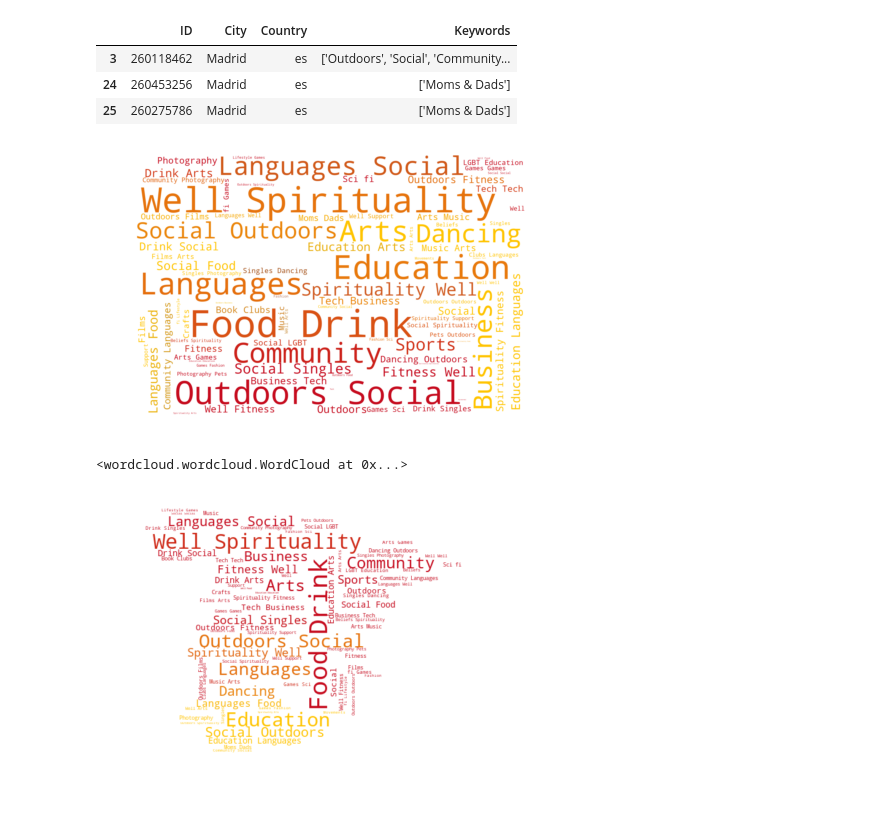
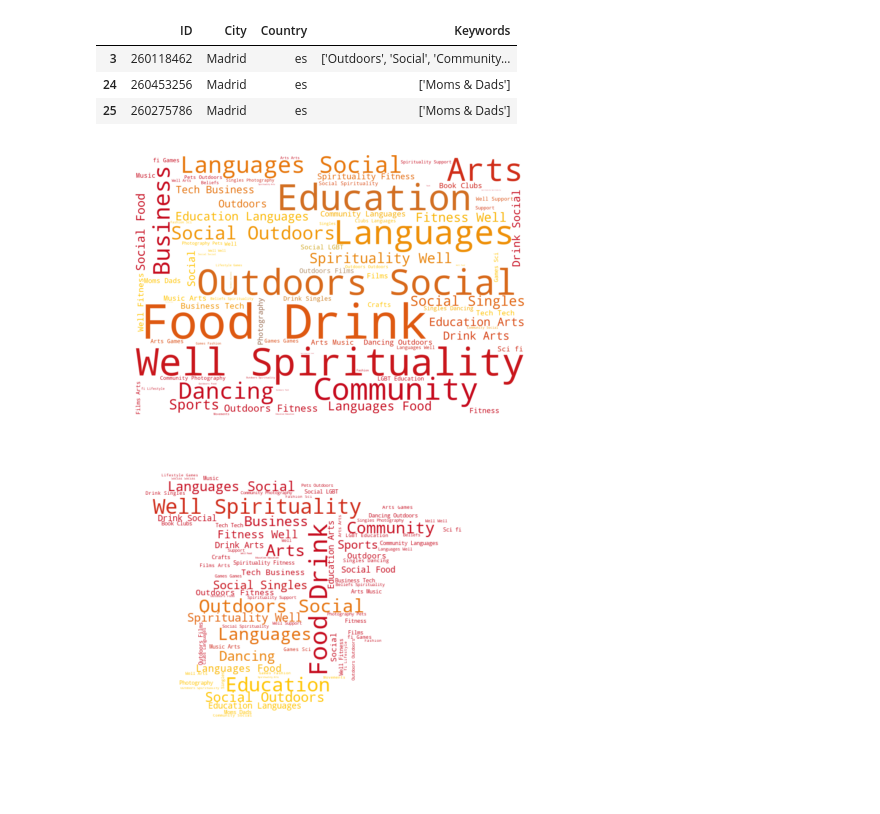
Before and after one commit to DBertazioli/ARmeetup, a Jupyter notebook: Visualizations/wordcloud_country_europe.ipynb, the cells around one changed output. Cells and saved outputs as stored; diff of their text form; code cells hidden in the pictures.

```diff
--- a/Visualizations/wordcloud_country_europe.ipynb
+++ b/Visualizations/wordcloud_country_europe.ipynb
@@ -129,16 +129,16 @@ df_es.head(3)
 | 24 | 260453256 | Madrid | es | ['Moms & Dads'] |
 | 25 | 260275786 | Madrid | es | ['Moms & Dads'] |
 # %%
-wc = WordCloud(background_color="white", max_words=1000, mask=mask_es).generate(text_es)
+wc = WordCloud(background_color="white", max_words=1000, mask=mask_es, width=800,height=400).generate(text_es)
 image_colors = ImageColorGenerator(mask_es)
 plt.figure(figsize=[7,7])
 plt.imshow(wc.recolor(color_func=image_colors), interpolation="bilinear")
 plt.axis("off")
-plt.show()
-wc.to_file("wordcloud_flag_es.png")
+plt.savefig("wordcloud_flag_es.png", facecolor='none')
+#plt.show()
+#wc.to_file("wordcloud_flag_es.png")
 # %% [output]
-[figure, old version]
+[figure, new version]
-<wordcloud.wordcloud.WordCloud at 0x...>
 # %%
 wc = WordCloud(background_color="white", max_words=1000, mask=shape_mask_es).generate(text_es)
 image_colors = ImageColorGenerator(mask_es)
```
Also changed, not shown: parts of 11 cells of this notebook, 9 other files.
